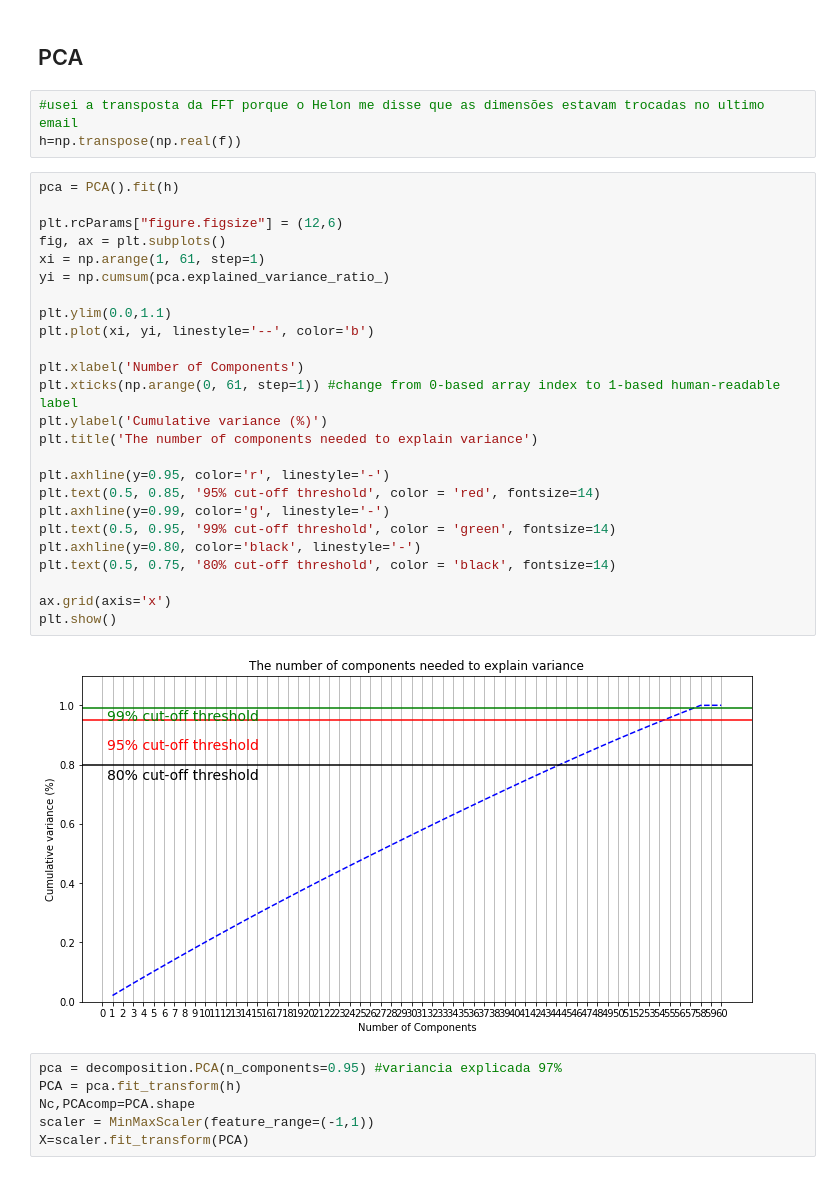
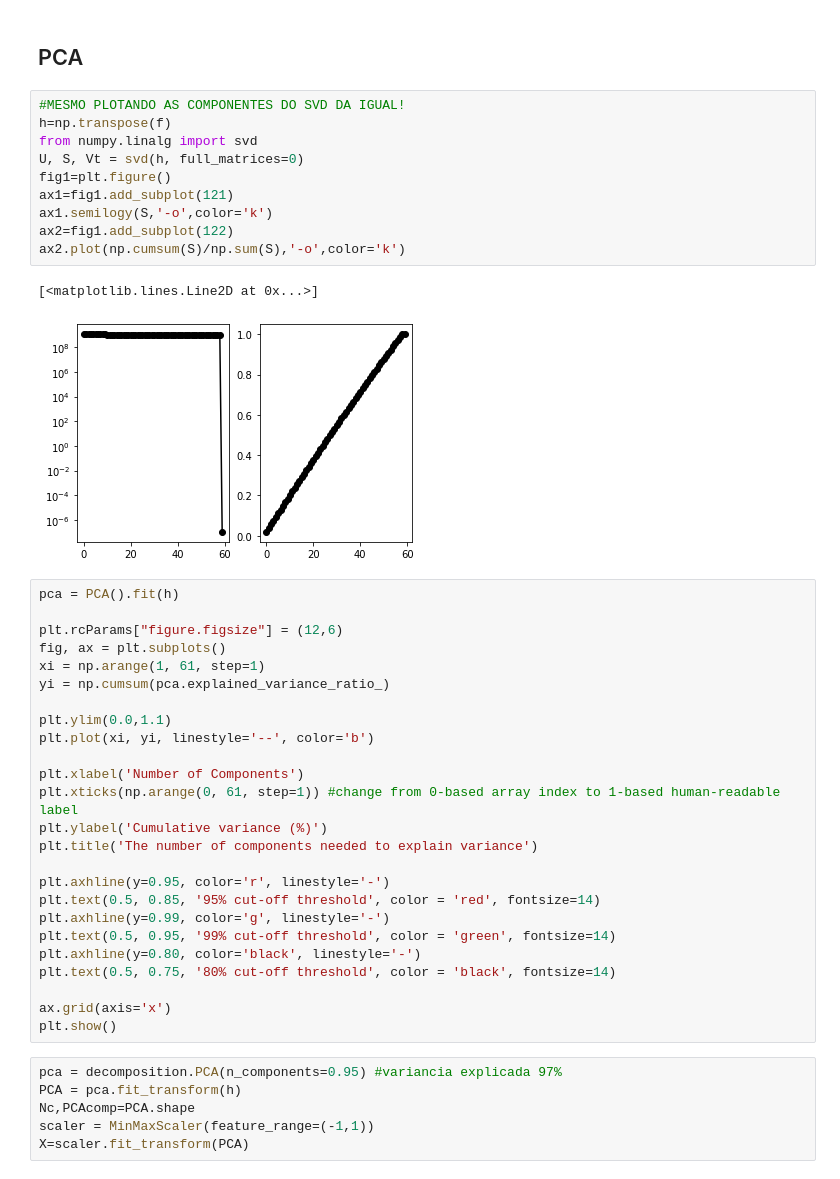
Before and after one commit to fefilizzola/HIML_TrabalhoFinal, a Jupyter notebook: trabalho_final(2).ipynb, the cells around one changed output. Saved outputs shown, nothing was run; the diff lists cells and outputs as text.

```diff
--- a/trabalho_final(2).ipynb
+++ b/trabalho_final(2).ipynb
@@ -191,8 +178,18 @@ plt.show()
 # %% [markdown]
 ## PCA
-# %%
-#usei a transposta da FFT porque o Helon me disse que as dimensões estavam trocadas no ultimo email
-h=np.transpose(np.real(f))
+# %%
+#MESMO PLOTANDO AS COMPONENTES DO SVD DA IGUAL!
+h=np.transpose(f)
+from numpy.linalg import svd
+U, S, Vt = svd(h, full_matrices=0)
+fig1=plt.figure()
+ax1=fig1.add_subplot(121)
+ax1.semilogy(S,'-o',color='k')
+ax2=fig1.add_subplot(122)
+ax2.plot(np.cumsum(S)/np.sum(S),'-o',color='k')
+# %% [output]
+[<matplotlib.lines.Line2D at 0x...>]
+[figure, added]
 # %%
 pca = PCA().fit(h)
 
@@ -218,8 +215,6 @@ plt.text(0.5, 0.75, '80% cut-off threshold', color = 'black', fontsize=14)
 
 ax.grid(axis='x')
 plt.show()
-# %% [output]
-[figure, removed]
 # %%
 pca = decomposition.PCA(n_components=0.95) #variancia explicada 97%
 PCA = pca.fit_transform(h)
```
Also changed, not shown: parts of 4 cells of this notebook.
